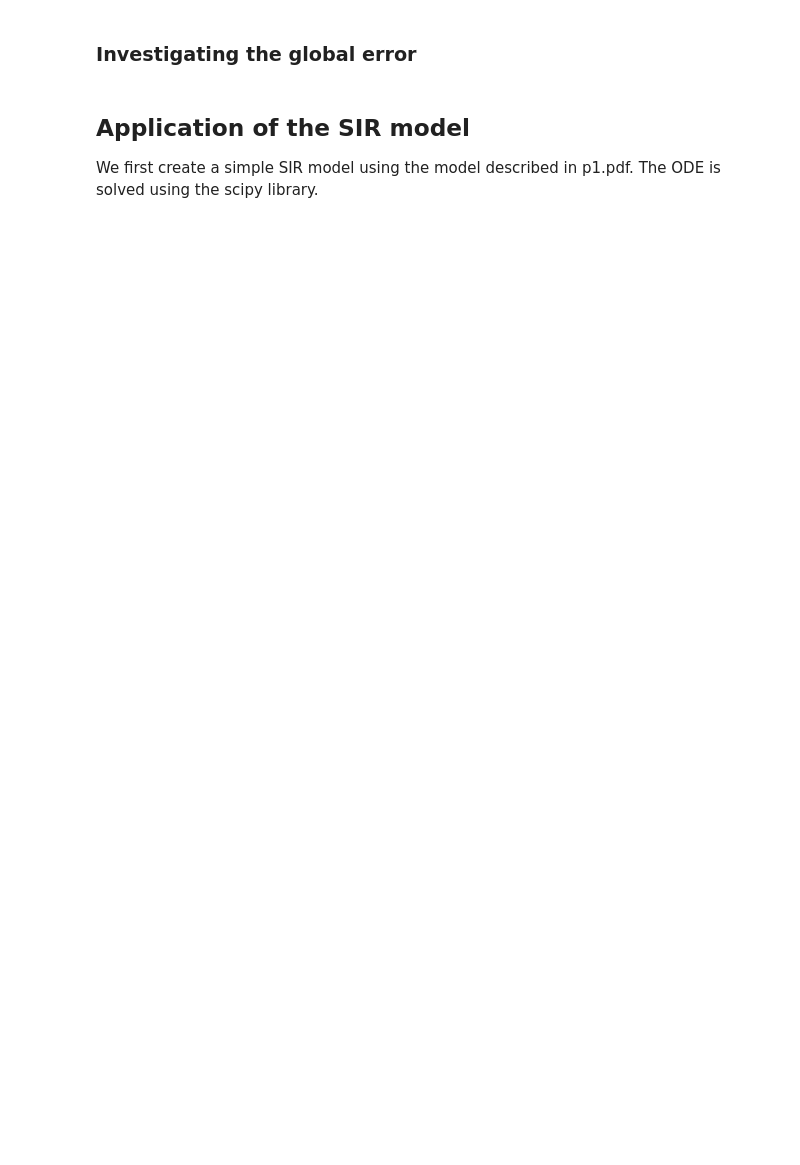
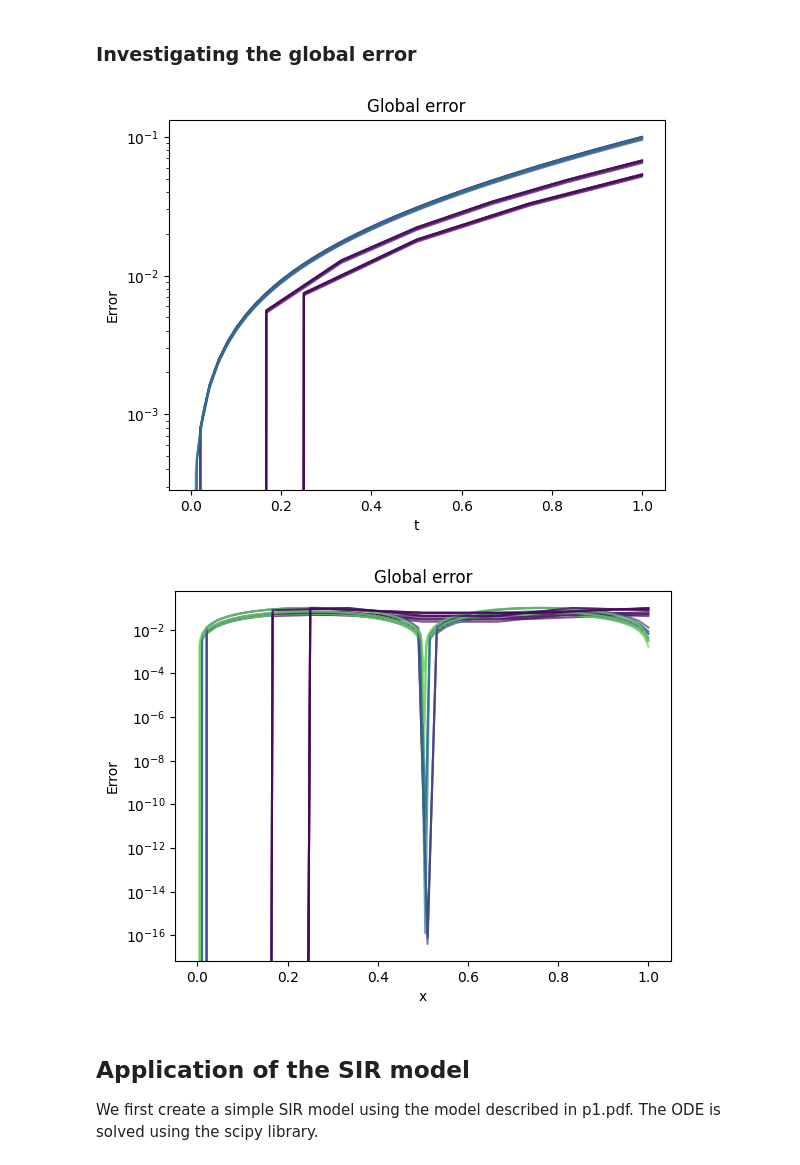
Before and after one commit to 1rideee/Numdiff, a Jupyter notebook: Project1.ipynb, the cells around one changed output. Saved outputs shown, nothing was run; the diff lists cells and outputs as text; code cells hidden in the pictures; blank space fills up the shorter version.

```diff
--- a/Project1.ipynb
+++ b/Project1.ipynb
@@ -110,33 +115,64 @@ plt.show()
 # %%
 
 def global_errf(U, M, N):
     h=1/M
     k=1/N
     x = np.arange(0, 1+h, h)
     t = np.arange(0, 1, k)
     X, T = np.meshgrid(x, t)
     # max error in each time step
     error = np.abs((u(X, T, c, b))-U)
     err = np.zeros(N)
     for i in range(N):
         err[i] = np.max(error[i])
     return err
 
+def global_errfk(U, M, N):
+    h=1/M
+    k=1/N
+    x = np.arange(0, 1+h, h)
+    t = np.arange(0, 1, k)
+    X, T = np.meshgrid(x, t)
+    # max error in each time step
+    error = np.abs((u(X, T, c, b))-U)
+    err = np.zeros(M)
+    for i in range(M):
+        err[i] = np.max(error[:,i])
+    return err
+
 
 cmap = plt.get_cmap('viridis')
 
+c =  -mu*b**2 + a
 
 for n in [5, 7, 50, 80, 100]:
     for m in [5, 7, 50, 100, 200]:
-        U = modified_Crank_Nic(m, n, b)
+        U = modified_Crank_Nic(m, n, b, a, mu)
         error = global_errf(U, m, n)
         if max(error) < 0.1:
             plt.plot(np.linspace(0, 1, n), error, alpha=0.7, color=cmap(n))#, label=f'N={n}, M={m}')
+plt.yscale('log')
 # plt.legend()
 plt.title('Global error')
 plt.xlabel('t')
 plt.ylabel('Error')
 plt.show()
+
+for n in [5, 7, 50, 80, 100]:
+    for m in [5, 7, 50, 100, 200]:
+        U = modified_Crank_Nic(m, n, b, a, mu)
+        error = global_errfk(U, m, n)
+        if max(error) < 0.1:
+            plt.plot(np.linspace(0, 1, m), error, alpha=0.7, color=cmap(m))#, label=f'N={n}, M={m}')
+plt.yscale('log')
+# plt.legend()
+plt.title('Global error')
+plt.xlabel('x')
+plt.ylabel('Error')
+plt.show()
+# %% [output]
+[figure, added]
+[figure, added]
 # %% [markdown]
 ## Application of the SIR model
 We first create a simple SIR model using the model described in p1.pdf. The ODE is solved using the scipy library.
```
Also changed, not shown: parts of 15 cells of this notebook.
